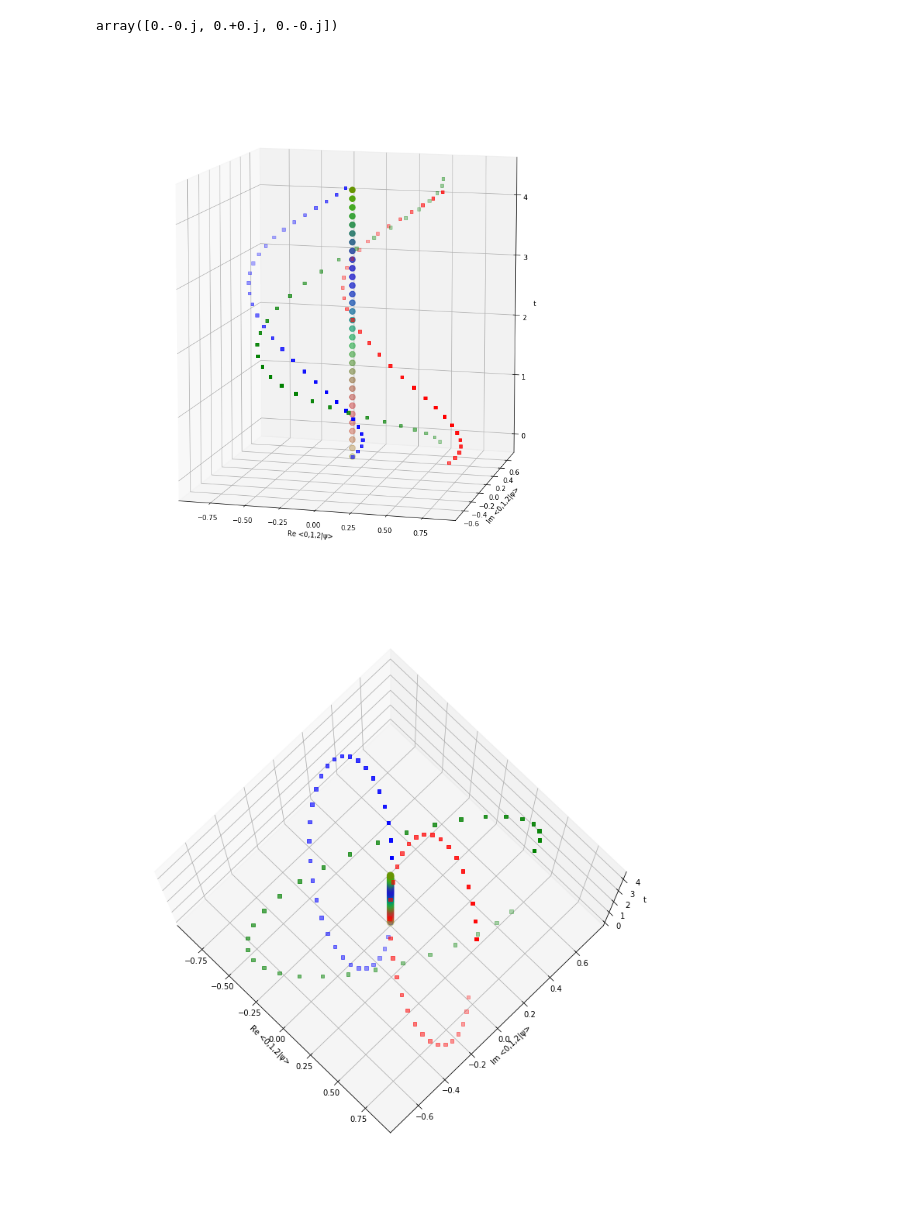
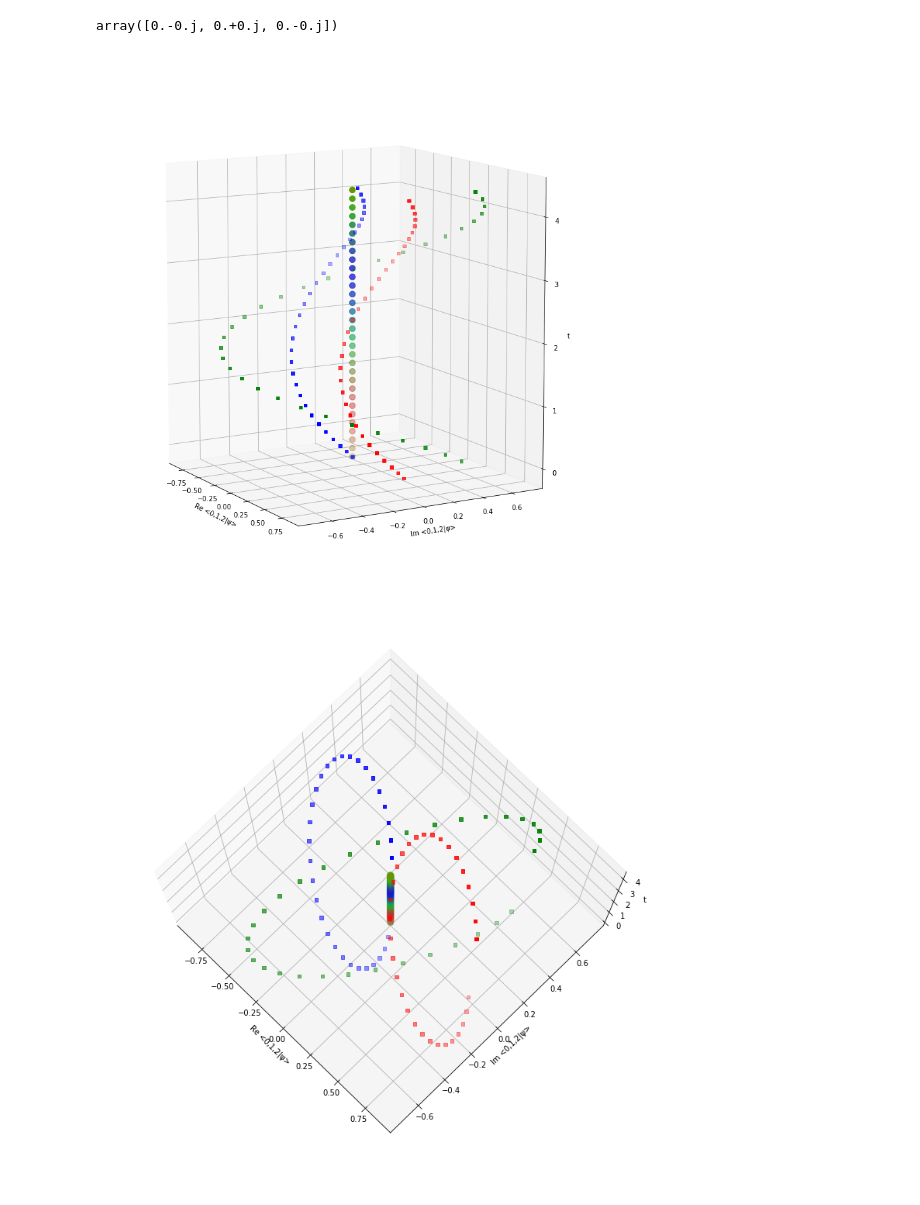
Before and after one commit to gderosa/timeq, a Jupyter notebook: comp/jupyter/detect-gentle3.ipynb, the cells around one changed output. Saved outputs shown, nothing was run; the diff lists cells and outputs as text; code cells hidden in the pictures.

Commit message:
py: angles

```diff
--- a/comp/jupyter/detect-gentle3.ipynb
+++ b/comp/jupyter/detect-gentle3.ipynb
@@ -456,7 +460,7 @@ times_discrete = np.diag(T)
 
 psi = history.reshape((-1,NS)).T
 
-for (vertical_angle, horizontal_angle, height, width) in (10, -75, 15, 13), (80, -45, 13, 13):
+for (vertical_angle, horizontal_angle, height, width) in (10, -30, 15, 13), (80, -45, 13, 13):
     fig = plt.figure(figsize=(width, height))
 
 
@@ -468,32 +472,32 @@ for (vertical_angle, horizontal_angle, height, width) in (10, -75, 15, 13), (80,
     ax.set_ylabel('Im <0,1,2|\u03C8>')
     ax.set_zlabel('t')
 
     ax.scatter(
         np.zeros(NT, dtype=np.float),
         np.zeros(NT, dtype=np.float),
         times_discrete,
 
         c = (abs(psi.T)**2),
         s = 75,
         marker='o'
     )
     _c = ['r', 'g', 'b']
     for i in range(NS):
         ax.scatter(
             np.real(
                 psi[i]
             ),
             np.imag(
                 psi[i]
             ),
             times_discrete,
 
             marker = 's',
             #depthshade=False,
             #s = abs(_psi[i]**2)*60,
             s = 20,
             c = _c[i]
         )
 # %% [output]
-[figure, old version]
+[figure, new version]
 [figure]
```
Also changed, not shown: parts of 1 cell of this notebook.
